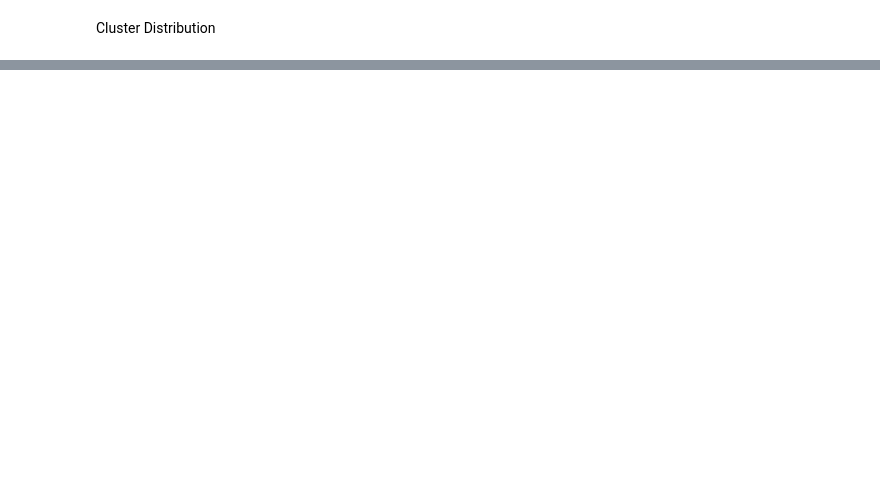
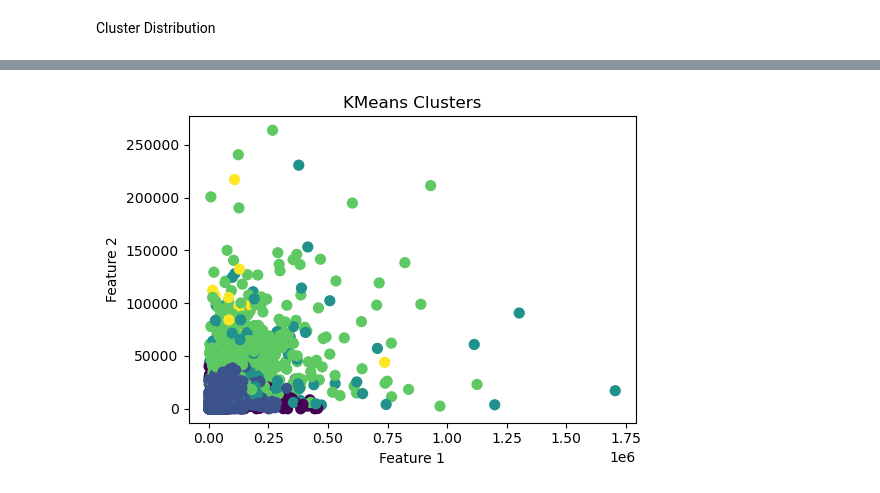
Before and after one commit to SahilSawant0605/Excelr-Assingment, a Jupyter notebook: Clustering Analysis/Clustering_Analysis.ipynb, the cells around one changed output, grey strips where cells are left out. Cells and saved outputs as stored; diff of their text form; code cells hidden in the pictures; blank space fills up the shorter version.

```diff
--- a/Clustering Analysis/Clustering_Analysis.ipynb
+++ b/Clustering Analysis/Clustering_Analysis.ipynb
@@ -167,3 +164,20 @@ Name: count, dtype: int64
 # - K-Means and Hierarchical cluster users by activity and value
 # - DBSCAN highlights outliers, such as unusual reward activity or very high balances
 # - Marketing strategies: target VIPs for premium offers, moderate users for upselling, low-activity users for engagement campaigns
+# %%
+X = df[['Balance', 'Bonus_miles']].values
+# %%
+import matplotlib.pyplot as plt
+plt.figure(figsize=(15,4))
+# KMeans scatter plot
+plt.subplot(1, 3, 1)
+plt.scatter(X[:, 0], X[:, 1], c=kmeans_labels, cmap='viridis', s=50)
+plt.title('KMeans Clusters')
+plt.xlabel('Feature 1')
+plt.ylabel('Feature 2')
+
+
+plt.tight_layout()
+plt.show()
+# %% [output]
+[figure, added]
```
Also changed, not shown: parts of 8 cells of this notebook.
